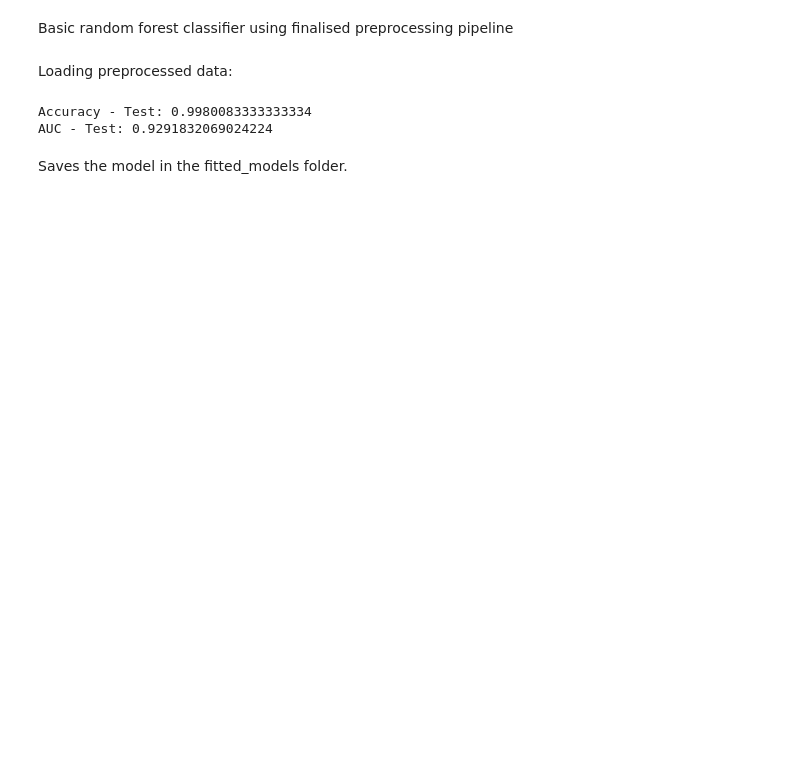
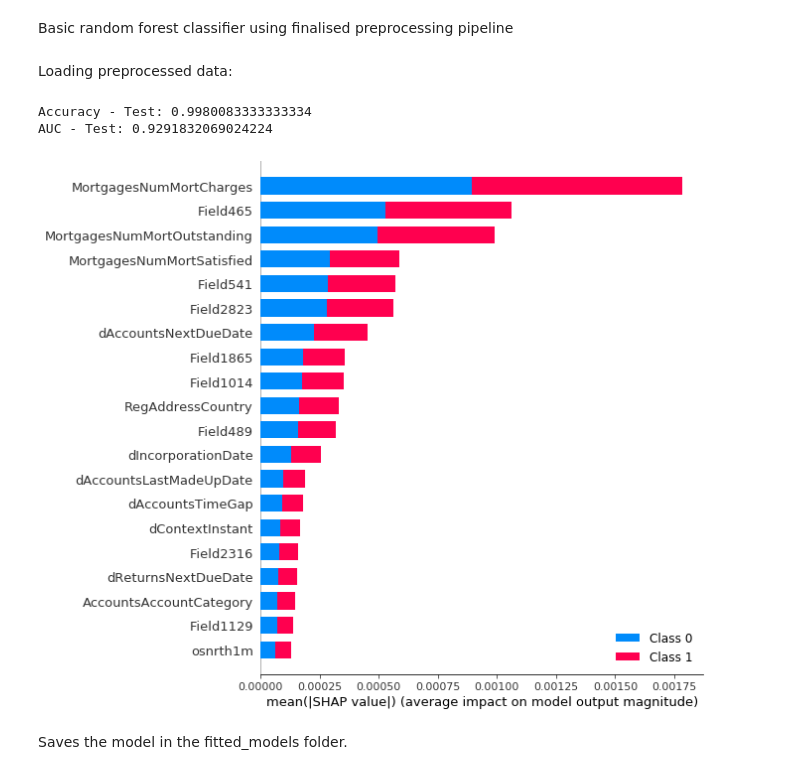
Before and after one commit to ogilg/Tradeteq-adversarial-attacks-on-credit-score, a Jupyter notebook: BasicRF.ipynb, the cells around one changed output. Drawn from its saved outputs; the diff is of its cells as text; code cells hidden in the pictures; blank space fills up the shorter version.

```diff
--- a/BasicRF.ipynb
+++ b/BasicRF.ipynb
@@ -37,6 +47,16 @@ test_auc = rf_model.evaluate(X_test, y_test)
 # %% [output]
 Accuracy - Test: 0.9980083333333334
 AUC - Test: 0.9291832069024224
+# %%
+import shap
+
+explainer = shap.TreeExplainer(classifier)
+shap_values = explainer.shap_values(X_test)
+
+
+shap.summary_plot(shap_values, X_test, plot_type="bar")
+# %% [output]
+[figure, added]
 # %% [markdown]
 Saves the model in the fitted_models folder.
 # %%
```
Also changed, not shown: parts of 2 cells of this notebook.
